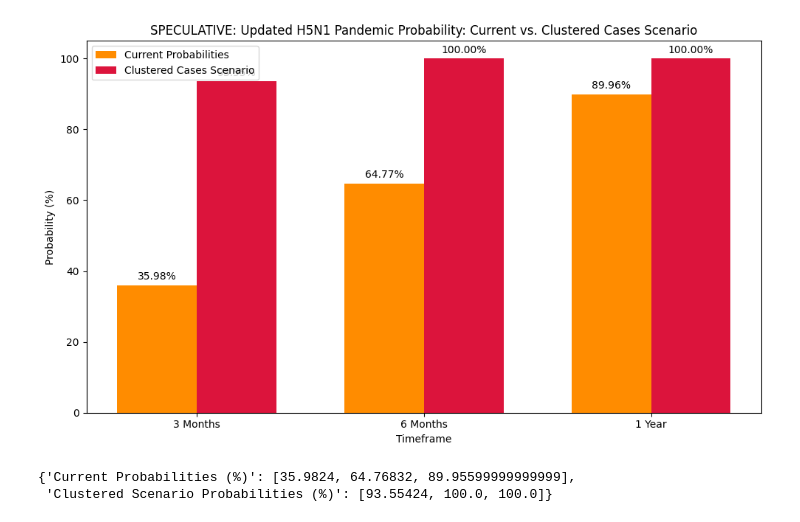
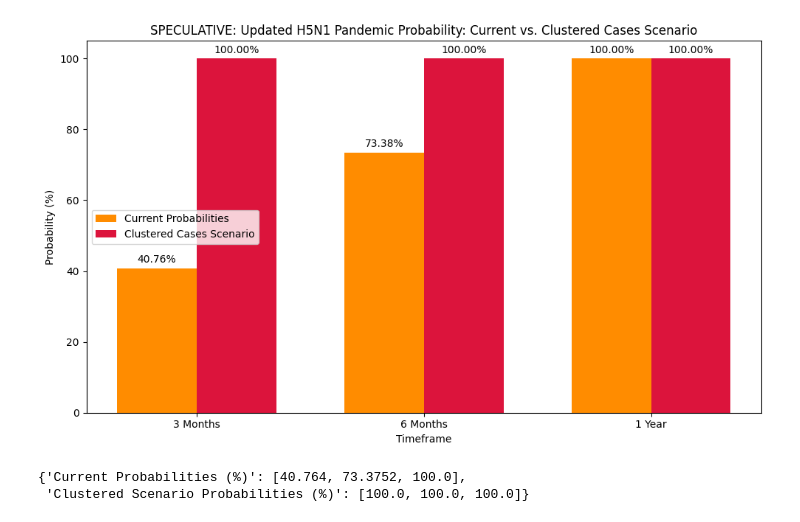
Before and after one commit to RacheleRice/h5n1_pandy_probability, a Jupyter notebook: 1_27_25_h5n1.ipynb, the cells around one changed output. Drawn from its saved outputs; the diff is of its cells as text; code cells hidden in the pictures.

Commit message:
Adjusted new evidence factor to reflect increased uncertainty due to public health communication blackout and operational restrictions. Updated pandemic probabilities and visualization accordingly for improved accuracy in light of current challenges.

```diff
--- a/1_27_25_h5n1.ipynb
+++ b/1_27_25_h5n1.ipynb
@@ -8,9 +8,9 @@ import matplotlib.pyplot as plt
 
 # Updated model parameters incorporating recent developments
 prior_pandemic = 0.13  # Adjusted for H5N9 presence, and reinfection in cows in ID
-likelihood_spread = 0.88  # Higher due to reassortment potential/mammalian adaptation
-new_evidence_factor = 0.96  # Heightened risk from transparency concerns
-global_spread_factor = 0.25  # Elevated global spread risk dt potential asymptomatic cases/undetected transmission, and underreporting
+likelihood_spread = 0.92  # Higher due to reassortment potential/mammalian adaptation, increased occupational and community exposure risks due to public health comms blackout
+new_evidence_factor = 0.90  # Heightened risk from transparency concerns, adjusted downward to account for reduced reliability/incompletely of data due to widespread federal comms blackout and significantly delayed public health updates
+global_spread_factor = 0.30  # Impaired surveillance and testing dt disruptions/operational constraints at NIH/CDC/USDA, etc. May hinder genetic sequencing, serological testing, and case tracking.  Could lead to undetected clusters or missed signals of h2h transmission.
 
 # Updated probabilities using Bayesian adjustment
 prob_3_months = (prior_pandemic * likelihood_spread * new_evidence_factor) + global_spread_factor
@@ -23,7 +23,7 @@ prob_6_months = min(prob_6_months, 1.0)
 prob_1_year = min(prob_1_year, 1.0)
 
 # Clustered cases scenario
-cluster_multiplier = 2.6  # Increased risk for clustered reassortment events/mammalian adaptation
+cluster_multiplier = 2.8  # Increased risk for clustered reassortment events/mammalian adaptation, US withdrawal from WHO, and restrictions on interagency comms + global reassortment risks dt new H5N9 + other bird flu strains infecting new hosts, internationally
 prob_3_months_cluster = prob_3_months * cluster_multiplier
 prob_6_months_cluster = prob_6_months * cluster_multiplier
 prob_1_year_cluster = prob_1_year * cluster_multiplier
@@ -49,33 +49,33 @@ bar_width = 0.35
 
 # Bar chart for current probabilities
 bars1 = plt.bar(index, current_probabilities, bar_width, label='Current Probabilities', color='darkorange')
 
 # Bar chart for clustered scenario
 bars2 = plt.bar(index + bar_width, cluster_probabilities, bar_width, label='Clustered Cases Scenario', color='crimson')
 
 # Chart details
 plt.title('SPECULATIVE: Updated H5N1 Pandemic Probability: Current vs. Clustered Cases Scenario')
 plt.ylabel('Probability (%)')
 plt.xlabel('Timeframe')
 plt.xticks(index + bar_width / 2, timeframes)
 plt.ylim(0, 105)
 plt.legend()
 
 # Add value labels
 for bars, values in zip([bars1, bars2], [current_probabilities, cluster_probabilities]):
     for bar, value in zip(bars, values):
         yval = bar.get_height()
         plt.text(bar.get_x() + bar.get_width()/2, yval + 1, f'{yval:.2f}%', ha='center', va='bottom')
 
 plt.tight_layout()
 plt.show()
 
 # Output updated probabilities for record
 {
     "Current Probabilities (%)": current_probabilities,
     "Clustered Scenario Probabilities (%)": cluster_probabilities
 }
 # %% [output]
-[figure, old version]
+[figure, new version]
-{'Current Probabilities (%)': [35.9824, 64.76832, 89.95599999999999],
- 'Clustered Scenario Probabilities (%)': [93.55424, 100.0, 100.0]}
+{'Current Probabilities (%)': [40.764, 73.3752, 100.0],
+ 'Clustered Scenario Probabilities (%)': [100.0, 100.0, 100.0]}
```
